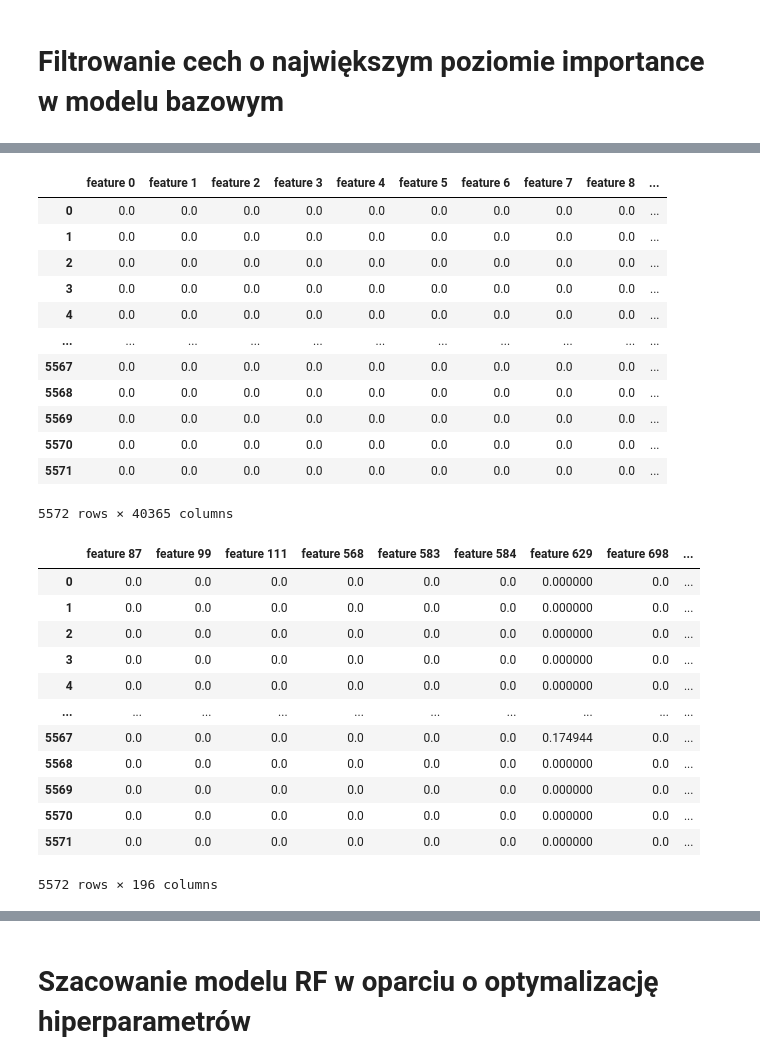
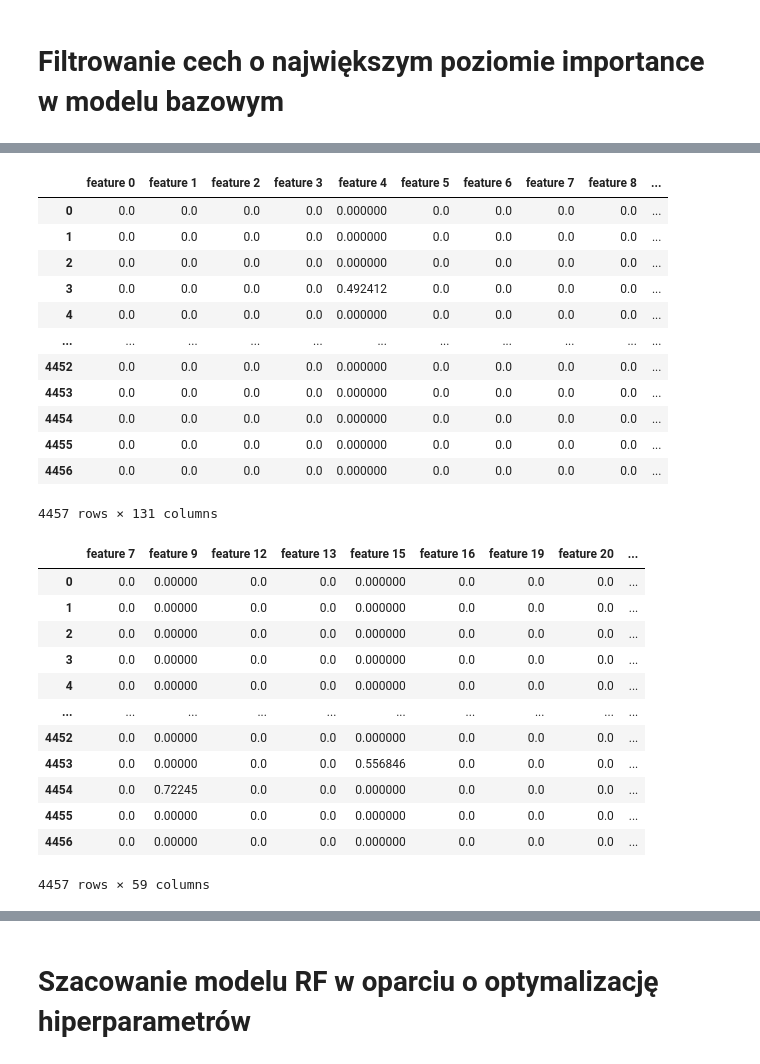
Before and after one commit to lukpytlewski/NLP, a Jupyter notebook: NLP.ipynb, the cells around one changed output, grey strips where cells are left out. Drawn from its saved outputs; the diff is of its cells as text; code cells hidden in the pictures.

```diff
--- a/NLP.ipynb
+++ b/NLP.ipynb
@@ -390,2 +379,5 @@ weighted avg       0.92      0.91      0.88      1115
 # %% [markdown]
 # Filtrowanie cech o największym poziomie importance w modelu bazowym
+# %%
+feature_names = [f"feature {i}" for i in range(wektoryzacja.fit_transform(X_train).shape[1])]
+len(feature_names)
@@ -391,0 +386,3 @@ weighted avg       0.92      0.91      0.88      1115
+# %%
+forest1_importances = pd.Series(model_pipeline1.steps[1][1].feature_importances_, index = feature_names, name='importance')
+forest1_importances
@@ -392,6 +402,5 @@ weighted avg       0.92      0.91      0.88      1115
 # %%
-forest1_importances = pd.Series(model_forest1.feature_importances_, index = feature_names, name='importance')
-std = pd.Series(np.std([tree.feature_importances_ for tree in model_forest1.estimators_], axis=0), index = feature_names, name='std')
+std = pd.Series(np.std([tree.feature_importances_ for tree in model_pipeline1.steps[1][1].estimators_], axis=0), index = feature_names, name='std')
 # %%
 std
 # %% [output]
@@ -469,34 +471,34 @@ len(feature_names)
 # %%
-X_new = pd.DataFrame(X, columns=feature_names)
-X_new
+X_train_new = pd.DataFrame(wektoryzacja.fit_transform(X_train).toarray(), columns=feature_names)
+X_train_new
 # %% [output]
 |  | feature 0 | feature 1 | feature 2 | feature 3 | feature 4 | feature 5 | feature 6 | feature 7 | feature 8 | ... |
-| 0 | 0.0 | 0.0 | 0.0 | 0.0 | 0.0 | 0.0 | 0.0 | 0.0 | 0.0 | ... |
-| 1 | 0.0 | 0.0 | 0.0 | 0.0 | 0.0 | 0.0 | 0.0 | 0.0 | 0.0 | ... |
-| 2 | 0.0 | 0.0 | 0.0 | 0.0 | 0.0 | 0.0 | 0.0 | 0.0 | 0.0 | ... |
-| 3 | 0.0 | 0.0 | 0.0 | 0.0 | 0.0 | 0.0 | 0.0 | 0.0 | 0.0 | ... |
-| 4 | 0.0 | 0.0 | 0.0 | 0.0 | 0.0 | 0.0 | 0.0 | 0.0 | 0.0 | ... |
+| 0 | 0.0 | 0.0 | 0.0 | 0.0 | 0.000000 | 0.0 | 0.0 | 0.0 | 0.0 | ... |
+| 1 | 0.0 | 0.0 | 0.0 | 0.0 | 0.000000 | 0.0 | 0.0 | 0.0 | 0.0 | ... |
+| 2 | 0.0 | 0.0 | 0.0 | 0.0 | 0.000000 | 0.0 | 0.0 | 0.0 | 0.0 | ... |
+| 3 | 0.0 | 0.0 | 0.0 | 0.0 | 0.492412 | 0.0 | 0.0 | 0.0 | 0.0 | ... |
+| 4 | 0.0 | 0.0 | 0.0 | 0.0 | 0.000000 | 0.0 | 0.0 | 0.0 | 0.0 | ... |
 | ... | ... | ... | ... | ... | ... | ... | ... | ... | ... | ... |
-| 5567 | 0.0 | 0.0 | 0.0 | 0.0 | 0.0 | 0.0 | 0.0 | 0.0 | 0.0 | ... |
-| 5568 | 0.0 | 0.0 | 0.0 | 0.0 | 0.0 | 0.0 | 0.0 | 0.0 | 0.0 | ... |
-| 5569 | 0.0 | 0.0 | 0.0 | 0.0 | 0.0 | 0.0 | 0.0 | 0.0 | 0.0 | ... |
-| 5570 | 0.0 | 0.0 | 0.0 | 0.0 | 0.0 | 0.0 | 0.0 | 0.0 | 0.0 | ... |
-| 5571 | 0.0 | 0.0 | 0.0 | 0.0 | 0.0 | 0.0 | 0.0 | 0.0 | 0.0 | ... |
+| 4452 | 0.0 | 0.0 | 0.0 | 0.0 | 0.000000 | 0.0 | 0.0 | 0.0 | 0.0 | ... |
+| 4453 | 0.0 | 0.0 | 0.0 | 0.0 | 0.000000 | 0.0 | 0.0 | 0.0 | 0.0 | ... |
+| 4454 | 0.0 | 0.0 | 0.0 | 0.0 | 0.000000 | 0.0 | 0.0 | 0.0 | 0.0 | ... |
+| 4455 | 0.0 | 0.0 | 0.0 | 0.0 | 0.000000 | 0.0 | 0.0 | 0.0 | 0.0 | ... |
+| 4456 | 0.0 | 0.0 | 0.0 | 0.0 | 0.000000 | 0.0 | 0.0 | 0.0 | 0.0 | ... |
-5572 rows × 40365 columns
+4457 rows × 131 columns
 # %%
-X_fin = X_new[features_list]
-X_fin
+X_train_fin = X_train_new[features_list]
+X_train_fin
 # %% [output]
-|  | feature 87 | feature 99 | feature 111 | feature 568 | feature 583 | feature 584 | feature 629 | feature 698 | ... |
-| 0 | 0.0 | 0.0 | 0.0 | 0.0 | 0.0 | 0.0 | 0.000000 | 0.0 | ... |
-| 1 | 0.0 | 0.0 | 0.0 | 0.0 | 0.0 | 0.0 | 0.000000 | 0.0 | ... |
-| 2 | 0.0 | 0.0 | 0.0 | 0.0 | 0.0 | 0.0 | 0.000000 | 0.0 | ... |
-| 3 | 0.0 | 0.0 | 0.0 | 0.0 | 0.0 | 0.0 | 0.000000 | 0.0 | ... |
-| 4 | 0.0 | 0.0 | 0.0 | 0.0 | 0.0 | 0.0 | 0.000000 | 0.0 | ... |
+|  | feature 7 | feature 9 | feature 12 | feature 13 | feature 15 | feature 16 | feature 19 | feature 20 | ... |
+| 0 | 0.0 | 0.00000 | 0.0 | 0.0 | 0.000000 | 0.0 | 0.0 | 0.0 | ... |
+| 1 | 0.0 | 0.00000 | 0.0 | 0.0 | 0.000000 | 0.0 | 0.0 | 0.0 | ... |
+| 2 | 0.0 | 0.00000 | 0.0 | 0.0 | 0.000000 | 0.0 | 0.0 | 0.0 | ... |
+| 3 | 0.0 | 0.00000 | 0.0 | 0.0 | 0.000000 | 0.0 | 0.0 | 0.0 | ... |
+| 4 | 0.0 | 0.00000 | 0.0 | 0.0 | 0.000000 | 0.0 | 0.0 | 0.0 | ... |
 | ... | ... | ... | ... | ... | ... | ... | ... | ... | ... |
-| 5567 | 0.0 | 0.0 | 0.0 | 0.0 | 0.0 | 0.0 | 0.174944 | 0.0 | ... |
-| 5568 | 0.0 | 0.0 | 0.0 | 0.0 | 0.0 | 0.0 | 0.000000 | 0.0 | ... |
-| 5569 | 0.0 | 0.0 | 0.0 | 0.0 | 0.0 | 0.0 | 0.000000 | 0.0 | ... |
-| 5570 | 0.0 | 0.0 | 0.0 | 0.0 | 0.0 | 0.0 | 0.000000 | 0.0 | ... |
-| 5571 | 0.0 | 0.0 | 0.0 | 0.0 | 0.0 | 0.0 | 0.000000 | 0.0 | ... |
+| 4452 | 0.0 | 0.00000 | 0.0 | 0.0 | 0.000000 | 0.0 | 0.0 | 0.0 | ... |
+| 4453 | 0.0 | 0.00000 | 0.0 | 0.0 | 0.556846 | 0.0 | 0.0 | 0.0 | ... |
+| 4454 | 0.0 | 0.72245 | 0.0 | 0.0 | 0.000000 | 0.0 | 0.0 | 0.0 | ... |
+| 4455 | 0.0 | 0.00000 | 0.0 | 0.0 | 0.000000 | 0.0 | 0.0 | 0.0 | ... |
+| 4456 | 0.0 | 0.00000 | 0.0 | 0.0 | 0.000000 | 0.0 | 0.0 | 0.0 | ... |
-5572 rows × 196 columns
+4457 rows × 59 columns
```
Also changed, not shown: parts of 37 cells of this notebook.
